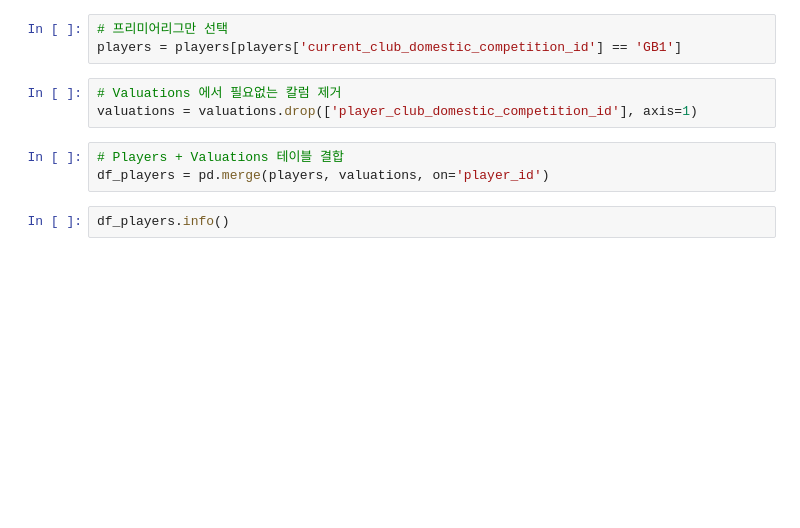
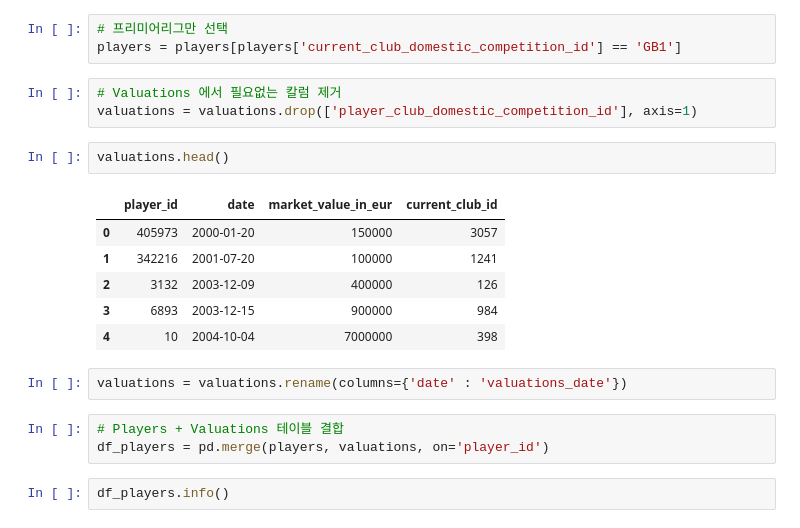
Before and after one commit to MijeongKim0533/PJ_Best_Combination, a Jupyter notebook: SY/240403.ipynb, the cells around one changed output. Drawn from its saved outputs; the diff is of its cells as text; blank space fills up the shorter version.

```diff
--- a/SY/240403.ipynb
+++ b/SY/240403.ipynb
@@ -31,6 +31,17 @@ players = players[players['current_club_domestic_competition_id'] == 'GB1']
 # %%
 # Valuations 에서 필요없는 칼럼 제거
 valuations = valuations.drop(['player_club_domestic_competition_id'], axis=1)
+# %%
+valuations.head()
+# %% [output]
+|  | player_id | date | market_value_in_eur | current_club_id |
+| 0 | 405973 | 2000-01-20 | 150000 | 3057 |
+| 1 | 342216 | 2001-07-20 | 100000 | 1241 |
+| 2 | 3132 | 2003-12-09 | 400000 | 126 |
+| 3 | 6893 | 2003-12-15 | 900000 | 984 |
+| 4 | 10 | 2004-10-04 | 7000000 | 398 |
+# %%
+valuations = valuations.rename(columns={'date' : 'valuations_date'})
 # %%
 # Players + Valuations 테이블 결합
 df_players = pd.merge(players, valuations, on='player_id')
```
Also changed, not shown: parts of 1 cell of this notebook.
